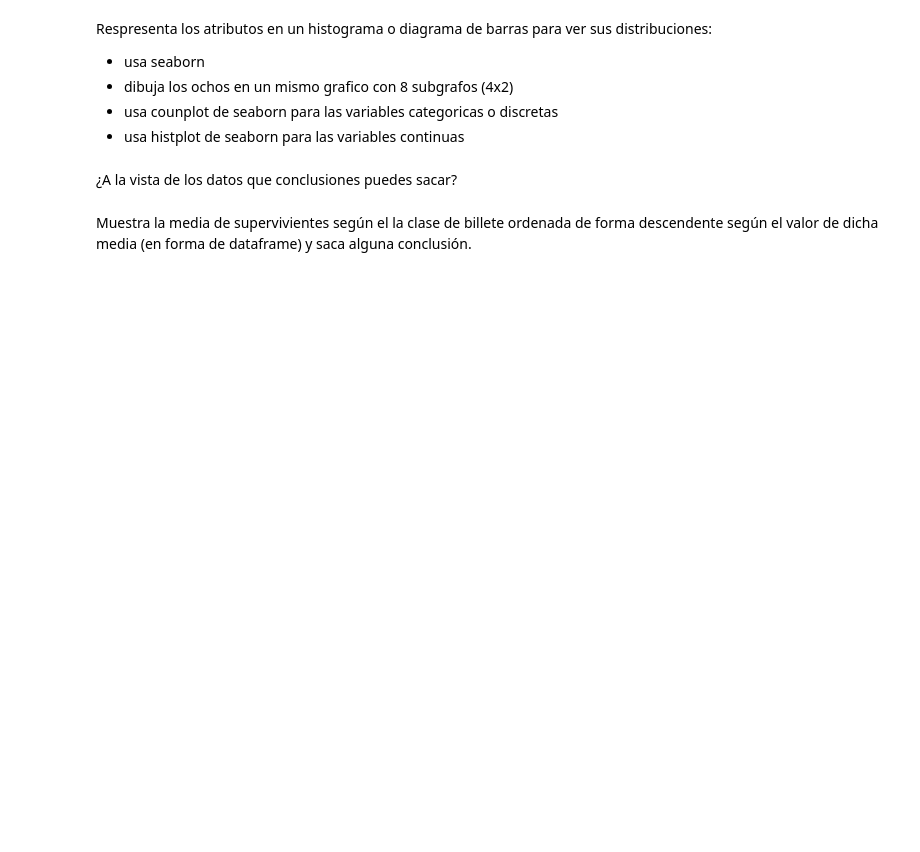
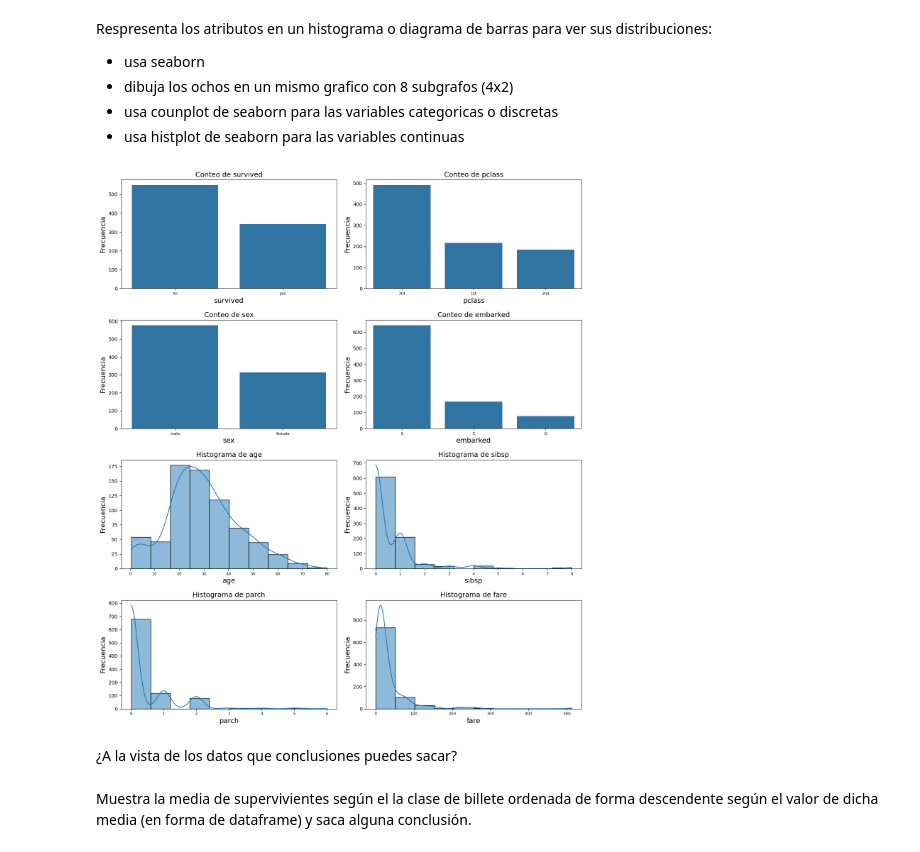
Before and after one commit to Mario-Lopez-Gonzalez/Python_clase, a Jupyter notebook: SAPA/Ejercicios/2_4Ejercicios.ipynb, the cells around one changed output. Drawn from its saved outputs; the diff is of its cells as text; code cells hidden in the pictures; blank space fills up the shorter version.

Commit message:
2_4 hasta DIVIDIR LOS DATOS

```diff
--- a/SAPA/Ejercicios/2_4Ejercicios.ipynb
+++ b/SAPA/Ejercicios/2_4Ejercicios.ipynb
@@ -80,3 +109,6 @@ Elimina las columnas innecesarias:
 - `embark_town`: la información está también en embarked
 - `alive`: la información está también en survived
 - `alone`: con sibsp y parch se obtiene la información
+# %%
+df_titanic.drop(columns=["class","who","adult_male","deck","embark_town","alive","alone"], inplace=True)
+df_titanic.head()
@@ -90,5 +165,56 @@ Respresenta los atributos en un histograma o diagrama de barras para ver sus dis
 - dibuja los ochos en un mismo grafico con 8 subgrafos (4x2)
 - usa counplot de seaborn para las variables categoricas o discretas
 - usa histplot de seaborn para las variables continuas
+# %%
+import matplotlib.pyplot as plt
+import seaborn as sns
+
+# Hacemos una copia para visualizar los datos y no estropear la original
+df_temp = df_titanic.copy()
+
+#Transformamos el binario de survived
+df_temp['survived'] = df_temp['survived'].map({0: 'no', 1: 'yes'})
+
+#Transformamos el categorico de 3 opciones de pclass
+df_temp['pclass'] = df_temp['pclass'].map({1: '1st', 2: '2nd', 3: '3rd'})
+
+# Seleccionar las columnas categóricas y numéricas
+df_cat = df_temp.select_dtypes(include=['object', 'bool'])  # Columnas categóricas
+df_num = df_temp.select_dtypes(include=['int64', 'float64'])  # Columnas numéricas
+
+# Crear la cuadrícula de subplots 4x2
+fig, axes = plt.subplots(4, 2, figsize=(14, 16))  # Tamaño de la figura ajustado
+axes = axes.flatten()  # Aplanar el arreglo de ejes para un acceso más fácil
+
+# Índice para los subplots
+idx = 0
+
+# Graficar las variables categóricas
+for columna in df_cat.columns:
+    if idx < len(axes):  # Verificar si el índice está dentro del rango de subplots
+        sns.countplot(data=df_temp, x=columna, ax=axes[idx])
+        axes[idx].set_title(f'Conteo de {columna}')
+        axes[idx].set_xlabel(columna)
+        axes[idx].set_ylabel('Frecuencia')
+        idx += 1
+
+# Graficar las variables numéricas
+for columna in df_num.columns:
+    if idx < len(axes):  # Verificar si el índice está dentro del rango de subplots
+        sns.histplot(data=df_temp, x=columna, bins=10, kde=True, ax=axes[idx])
+        axes[idx].set_title(f'Histograma de {columna}')
+        axes[idx].set_xlabel(columna)
+        axes[idx].set_ylabel('Frecuencia')
+        idx += 1
+
+# Eliminar cualquier subplot no utilizado
+for j in range(idx, len(axes)):
+    fig.delaxes(axes[j])
+
+# Ajustar el diseño para evitar solapamientos
+plt.tight_layout()
+plt.show()
+# %% [output]
+[figure, added]
 # %% [markdown]
 ¿A la vista de los datos que conclusiones puedes sacar?
```
Also changed, not shown: parts of 21 cells of this notebook.
